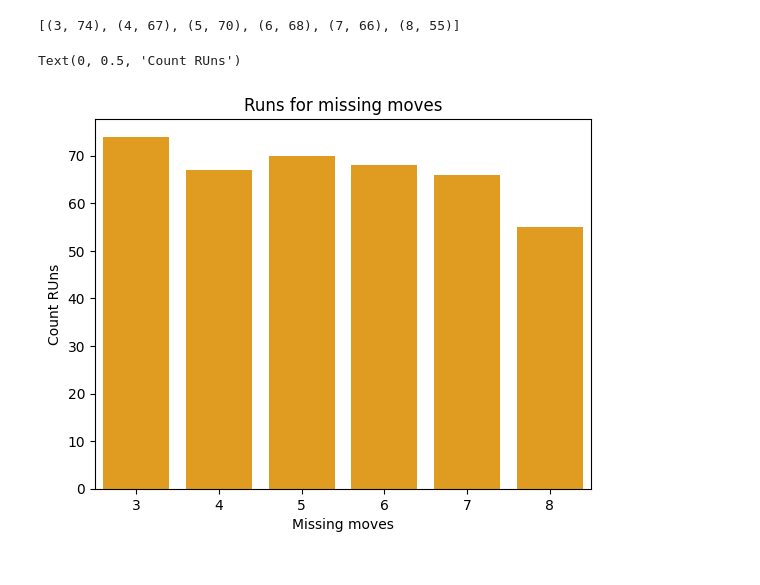
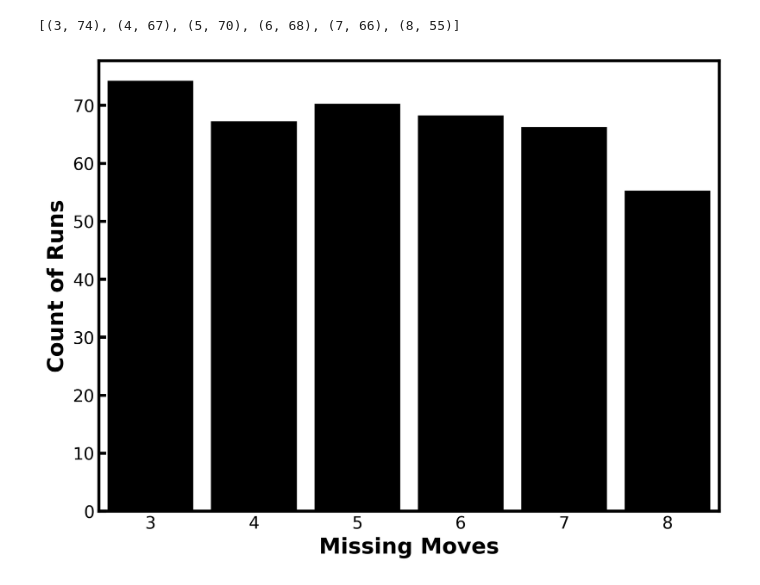
Before and after one commit to romangoempire/goban-watcher, a Jupyter notebook: notebooks/1_katago_analysis.ipynb, the cells around one changed output. Cells and saved outputs as stored; diff of their text form; code cells hidden in the pictures.

```diff
--- a/notebooks/1_katago_analysis.ipynb
+++ b/notebooks/1_katago_analysis.ipynb
@@ -217,19 +211,42 @@ runs_per_missing_moves = [
 runs_per_missing_moves
 # %% [output]
 [(3, 74), (4, 67), (5, 70), (6, 68), (7, 66), (8, 55)]
-# %%
-sns.barplot(
-    x=[r[0] for r in runs_per_missing_moves],
-    y=[r[1] for r in runs_per_missing_moves],
-    errorbar=None,
-    color="orange",
-)
-plt.title("Runs for missing moves")
-plt.xlabel("Missing moves")
-plt.ylabel("Count RUns")
-# %% [output]
-Text(0, 0.5, 'Count RUns')
-[figure, removed]
+# %%
+fig, ax = plt.subplots(figsize=(8, 6), dpi=300)
+
+# Seaborn bar plot with black bars
+sns.barplot(
+    x=[r[0] for r in runs_per_missing_moves],
+    y=[r[1] for r in runs_per_missing_moves],
+    errorbar=None,
+    color="black",
+    edgecolor="black",
+    linewidth=2.5
+)
+
+# Axis labels with bold formatting
+ax.set_xlabel("Missing Moves", fontsize=18, fontweight='bold')
+ax.set_ylabel("Count of Runs", fontsize=18, fontweight='bold')
+
+# Customize tick parameters for better visibility
+ax.tick_params(axis='both', which='major', labelsize=14, width=2.5, length=6, direction='in')
+
+# Set thicker axis spines
+for spine in ['top', 'right', 'bottom', 'left']:
+    ax.spines[spine].set_linewidth(2.5)
+
+# Optional: Add grid with subtle styling
+# ax.grid(True, linestyle='--', linewidth=0.7, alpha=0.6)
+
+# Adjust layout to prevent cropping of labels
+plt.tight_layout()
+
+# Save as a high-resolution PNG (change to PDF if needed)
+plt.savefig("barplot_missing_moves.png", dpi=300, bbox_inches='tight')
+
+plt.show()
+# %% [output]
+[figure, added]
 # %%
 for r in results:
     r["position"] = next(i for i, d in enumerate(r["diffs"]) if d[0] == str(0))
```
Also changed, not shown: parts of 14 cells of this notebook, 6 other files.
